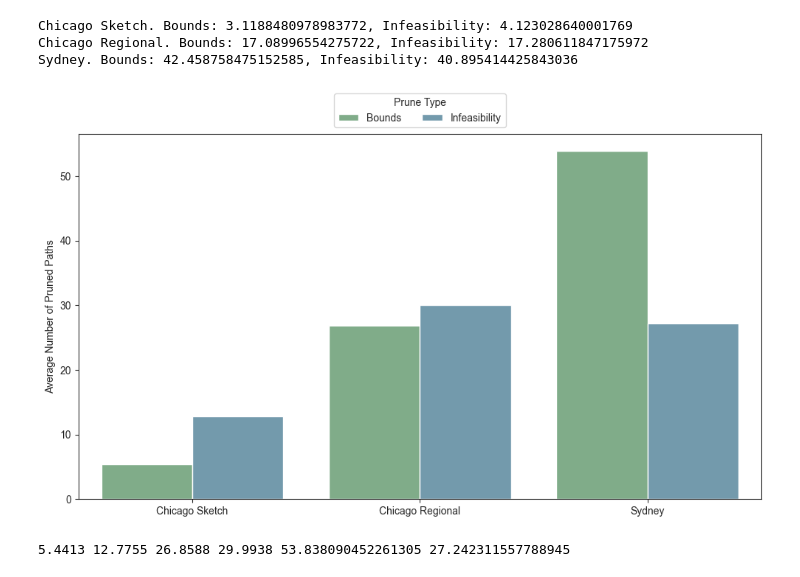
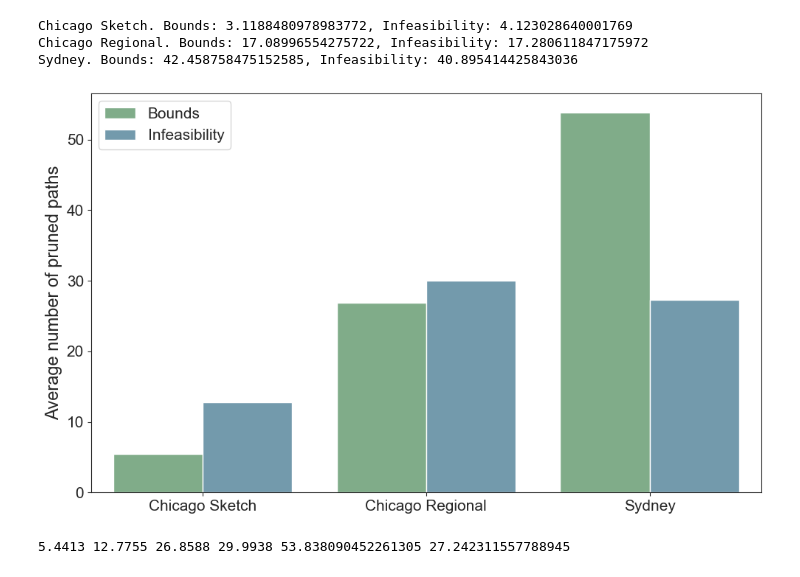
Before and after one commit to EstebanLeiva/PA-Experiments, a Jupyter notebook: plotting/plot copy.ipynb, the cells around one changed output. Drawn from its saved outputs; the diff is of its cells as text; code cells hidden in the pictures.

```diff
--- a/plotting/plot copy.ipynb
+++ b/plotting/plot copy.ipynb
@@ -175,33 +181,34 @@ Sydney. Bounds: 42.458758475152585, Infeasibility: 40.895414425843036
 # %%
 data = {
     'Network': ['Chicago Sketch', 'Chicago Sketch', 'Chicago Regional', 'Chicago Regional', 'Sydney', 'Sydney'],
     'Metric': ['Bounds', 'Infeasibility', 'Bounds', 'Infeasibility', 'Bounds', 'Infeasibility'],
     'Value': [
         CS_full_experiment['pruned_by_bounds'].mean(),
         CS_full_experiment['pruned_by_feasibility'].mean(),
         CR_full_experiment['pruned_by_bounds'].mean(),
         CR_full_experiment['pruned_by_feasibility'].mean(),
         SY_full_experiment['pruned_by_bounds'].mean(),
         SY_full_experiment['pruned_by_feasibility'].mean()
     ]
 }
 
 df = pd.DataFrame(data)
 
 color_palette = {
     'Bounds': pastel_green,
     'Infeasibility': pastel_blue
 }
 
 plt.figure(figsize=(10, 6)) # Adjust figure size as needed
 sns.barplot(x='Network', y='Value', hue='Metric', data=df, palette=color_palette)
-plt.ylabel('Average Number of Pruned Paths', fontsize=10)
+plt.ylabel('Average number of pruned paths', fontsize=17)
 plt.xlabel('', fontsize=10)
-plt.legend(title='Prune Type', loc="upper center", ncol=2, bbox_to_anchor=(0.5, 1.125))
+plt.legend(loc='upper left', fontsize=15)
+plt.tick_params(axis='both', which='major', labelsize=15)
 plt.tight_layout() # Adjust layout to prevent labels from overlapping
 plt.show()
 # %% [output]
-[figure, old version]
+[figure, new version]
 # %%
 print(CS_full_experiment['pruned_by_bounds'].mean(),
         CS_full_experiment['pruned_by_feasibility'].mean(),
```
Also changed, not shown: parts of 13 cells of this notebook, 2 other files.
